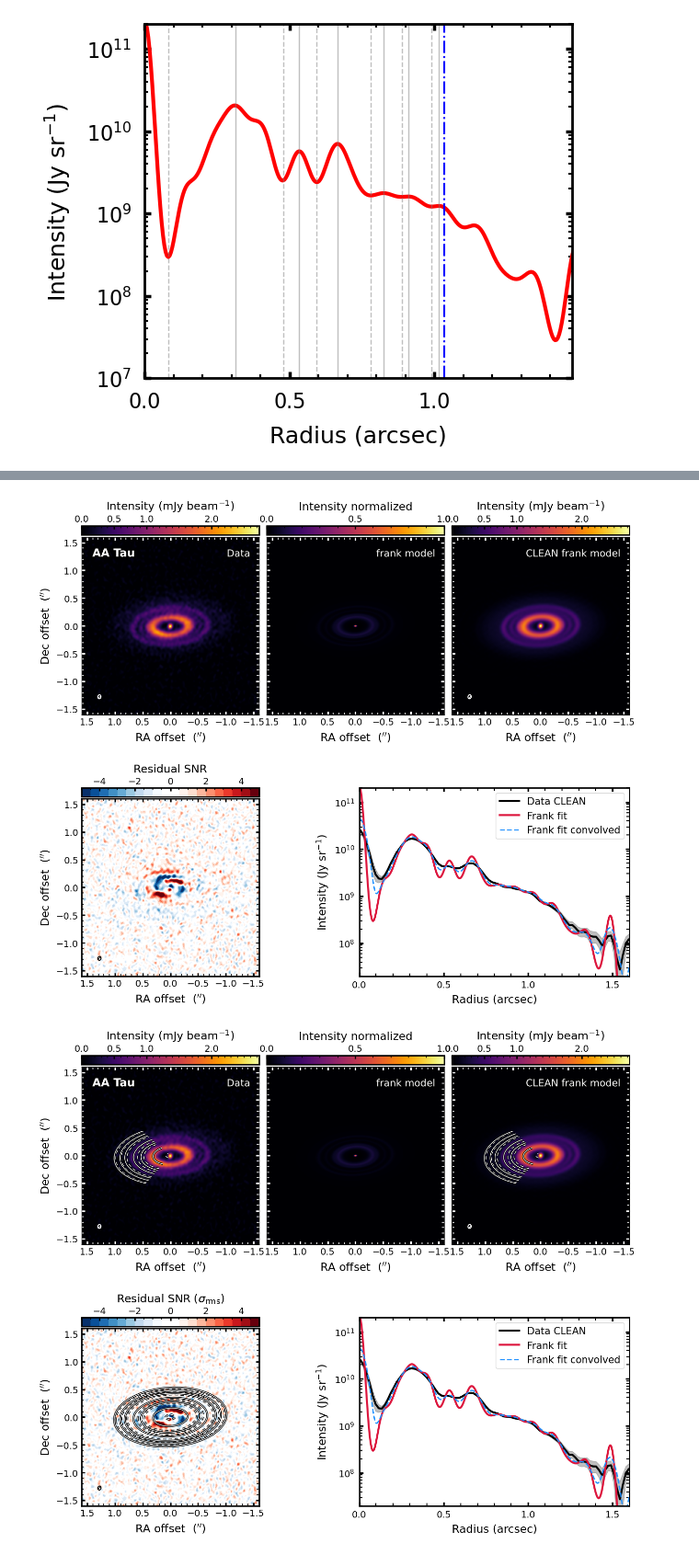
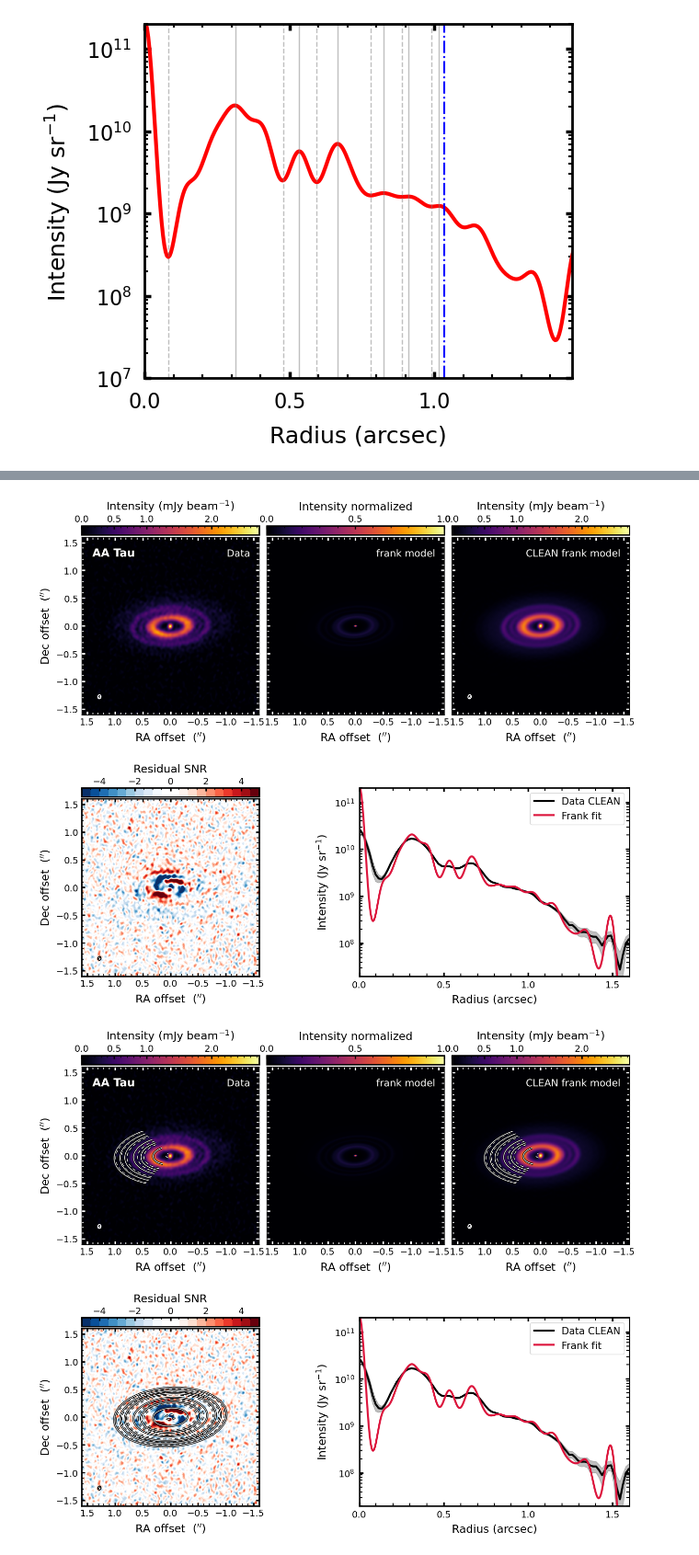
Before and after one commit to pcurone/exoALMA_continuum_pipeline, a Jupyter notebook: frank_fit/plot_images.ipynb, the cells around one changed output, grey strips where cells are left out. Shown at 92% size. Saved outputs shown, nothing was run; the diff lists cells and outputs as text; code cells hidden in the pictures.

```diff
--- a/frank_fit/plot_images.ipynb
+++ b/frank_fit/plot_images.ipynb
@@ -33,6 +33,7 @@ from scipy.interpolate import CubicSpline, interp1d
 
 target = 'AA_Tau'
 target_label = disk.disk[target]['label']
+robust = -0.5
 
 img_lim = 1.2     # multiple of rout, used to set the limit of the images and the intesity radial profile
 res_vmin, res_vmax = -5, 5    # min and max values in the residual image
@@ -42,8 +43,7 @@ min_ticks = maj_ticks/5  # arcsec, spacing of the minor ticks in figures
 FOV_gofish = 5     # Clip the image cube down to a specific field-of-view spanning a range ``FOV``, where ``FOV`` is in [arcsec]
 dr_gofish = None     #  Width of the annuli to split the integrated region into in [arcsec]. Default is quater of the beam major axis
 
-robust = -0.5
-RMS_data = 0.056    #mJy
+RMS_data = np.loadtxt(f'../frank_fit/CLEAN/robust{robust}/Info_image_data_{target}_robust{robust}.txt')[5]  # mJy
 
 # load data
 data_fits = f'CLEAN/robust{robust}/{target}_data_robust{robust}.fits'
@@ -1315,7 +1315,7 @@ ax4.set_ylim([radprof_ymin, radprof_ymax])
 
 plt.savefig(f'figs/{target}_data_frank_resid_profile_robust{robust}_LinearStretch.pdf', bbox_inches='tight')
 # %% [output]
-[figure, old version]
+[figure, new version]
 # %%
 ####################### Plot ###################################################################
 
@@ -1521,7 +1521,7 @@ cbar3 = fig.colorbar(im3, ax=ax3, pad=0.01, location='top', fraction=0.0472)
 cbar3.outline.set_linewidth(2)
 cbar3.ax.tick_params(which='major', labelsize=ticklabel_size,width=majtick_width, length=majtick_lenght,direction='in')
 cbar3.ax.tick_params(which='minor', labelsize=ticklabel_size,width=mintick_width, length=mintick_length,direction='in')
-cbar3.set_label('Residual SNR ($\sigma_\mathrm{rms}$)', labelpad=axlabel_pad, fontsize = axlabel_size)
+cbar3.set_label('Residual SNR', labelpad=axlabel_pad, fontsize = axlabel_size)
 cbar3.ax.minorticks_on()
 
 # beam
@@ -1568,32 +1568,32 @@ for s in range(r_rings_arcsec.shape[0]):
 
 ###############################
 ####### Radial profile ############
 ###############################
 
 ax4 = plt.subplot(gs[4:8, 6:12])
 
 ax4.fill_between(r_clean, I_clean_b-dI_clean_b, I_clean_b+dI_clean_b, color='gray', alpha=0.5)
 ax4.plot(r_clean, I_clean_b, 'k', lw=3, label='Data CLEAN')
 ax4.plot(r_frank, Inu_frank, 'crimson', lw=3, label='Frank fit')
-ax4.plot(r_frank[Inu_frank_convolved>0], Inu_frank_convolved[Inu_frank_convolved>0], 'dodgerblue', lw=2, linestyle='dashed', label='Frank fit convolved')
+#ax4.plot(r_frank[Inu_frank_convolved>0], Inu_frank_convolved[Inu_frank_convolved>0], 'dodgerblue', lw=2, linestyle='dashed', label='Frank fit convolved')
 
 
 ax4.set_xlim([0, Rmax])
 ax4.xaxis.set_major_locator(MultipleLocator(R_maj_ticks))
 ax4.xaxis.set_minor_locator(MultipleLocator(R_min_ticks))
 
 ax4.tick_params(which='major',axis='both',right=True,top=True, labelsize=14, pad=7,width=2.5, length=6,direction='in',color='k')
 ax4.tick_params(which='minor',axis='both',right=True,top=True, labelsize=14, pad=7,width=1.5, length=4,direction='in',color='k')
 ax4.set_xlabel('Radius (arcsec)', fontsize = 17, labelpad=7)
 ax4.set_ylabel('Intensity (Jy sr$^{-1}$)', fontsize = 17, labelpad=7)
 ax4.legend(fontsize=15)
 
 for side in ax4.spines.keys():
     ax4.spines[side].set_linewidth(2)
 
 ax4.set_yscale('log')
 ax4.set_ylim([radprof_ymin, radprof_ymax])
 
 plt.savefig(f'figs/{target}_data_frank_resid_profile_robust{robust}_LinearStretch_subs.pdf', bbox_inches='tight')
 # %% [output]
-[figure, old version]
+[figure, new version]
```
Also changed, not shown: parts of 4 cells of this notebook.
